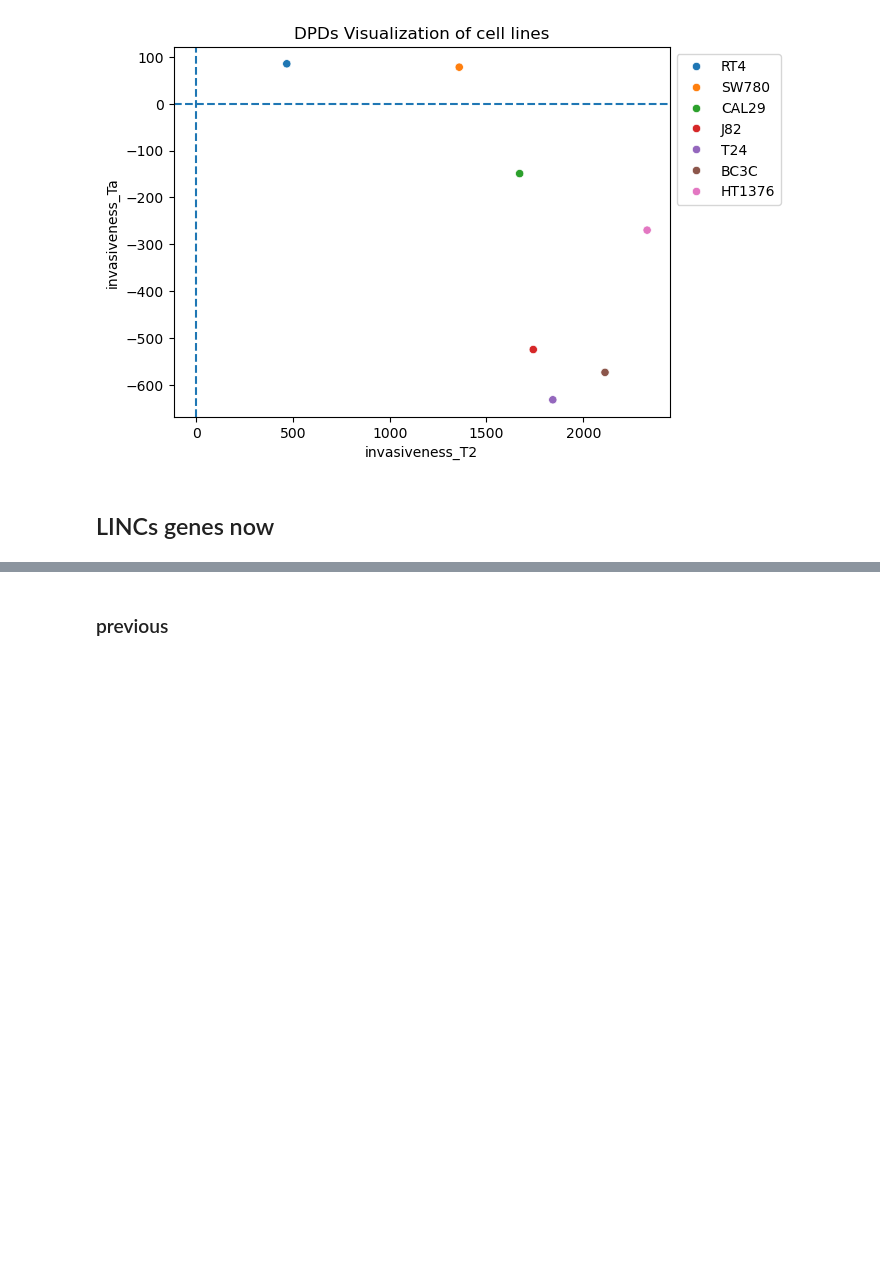
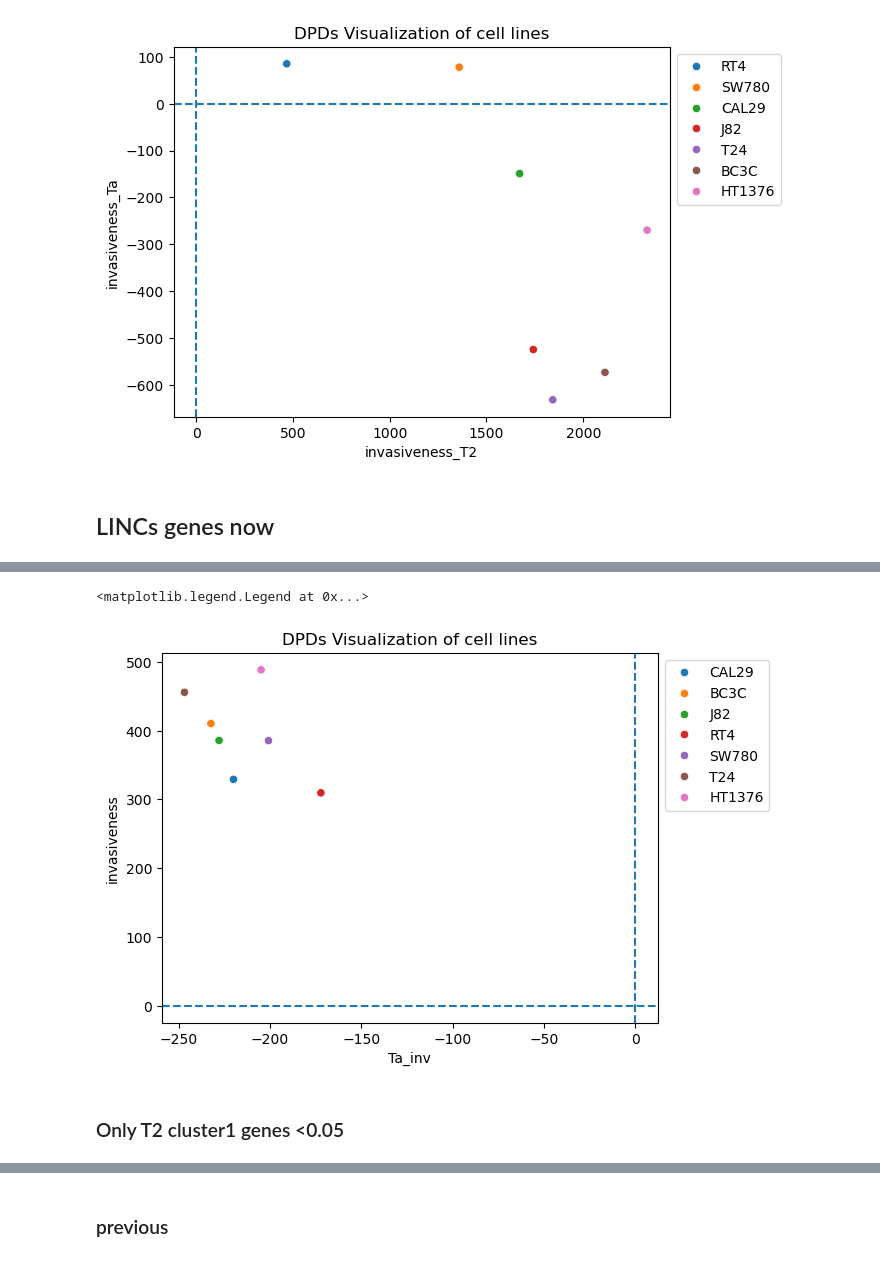
Before and after one commit to jingsday/blca_publication, a Jupyter notebook: blca_publication_Scripts/blca_Scripts_fgfr/blca_Scripts_depmap.ipynb, the cells around one changed output, grey strips where cells are left out. Drawn from its saved outputs; the diff is of its cells as text; code cells hidden in the pictures; blank space fills up the shorter version.

Commit message:
better using T2 cluster 1 vesus the rest

```diff
--- a/blca_publication_Scripts/blca_Scripts_fgfr/blca_Scripts_depmap.ipynb
+++ b/blca_publication_Scripts/blca_Scripts_fgfr/blca_Scripts_depmap.ipynb
@@ -466,0 +608,11 @@ import seaborn as sns
+# %%
+DPD_df = pd.DataFrame(
+    np.zeros((len(blca_lm), 1)),
+    index = list(blca_lm.index),
+    columns = ['invasiveness'],
+)
+
+for exp_id in DPD_df.index:
+    DPD_df.loc[exp_id, 'invasiveness'] = np.dot(blca_lm.loc[exp_id], scvi_lfc_df_lincs['lfc_mean'])
+
+display(DPD_df)
@@ -466,0 +633,7 @@ import seaborn as sns
+# %%
+cell_line_ids=['ACH-000142','ACH-000593','ACH-000396','ACH-000242','ACH-000384',
+               'ACH-000018','ACH-000724']
+
+DPD_cell_lines= DPD_df.loc[cell_line_ids]
+DPD_cell_lines['cell_line_name']=['CAL29','BC3C','J82','RT4','SW780','T24','HT1376']
+DPD_cell_lines
@@ -466,0 +649,2 @@ import seaborn as sns
+# %%
+DPD_cell_lines['Ta_inv']=0
@@ -466,0 +660,3 @@ import seaborn as sns
+# %%
+for i in DPD_cell_lines.index:
+    DPD_cell_lines.loc[i,'Ta_inv'] = DPD_cell_lines_1.loc[i,'invasiveness']
@@ -466,0 +674,10 @@ import seaborn as sns
+# %%
+
+sns.scatterplot(DPD_cell_lines,y='invasiveness',x='Ta_inv',hue='cell_line_name')
+plt.axvline(x=0,linestyle='--')
+plt.axhline(y=0,linestyle='--')
+plt.title("DPDs Visualization of cell lines")
+plt.legend(bbox_to_anchor=(1,0, 0,1))
+# %% [output]
+<matplotlib.legend.Legend at 0x...>
+[figure, added]
@@ -467,2 +701,4 @@ import seaborn as sns
 # %%
 #Not successful stratification vector
+# %% [markdown]
+### Only T2 cluster1 genes <0.05
```
Also changed, not shown: parts of 26 cells of this notebook, 1 other file.
